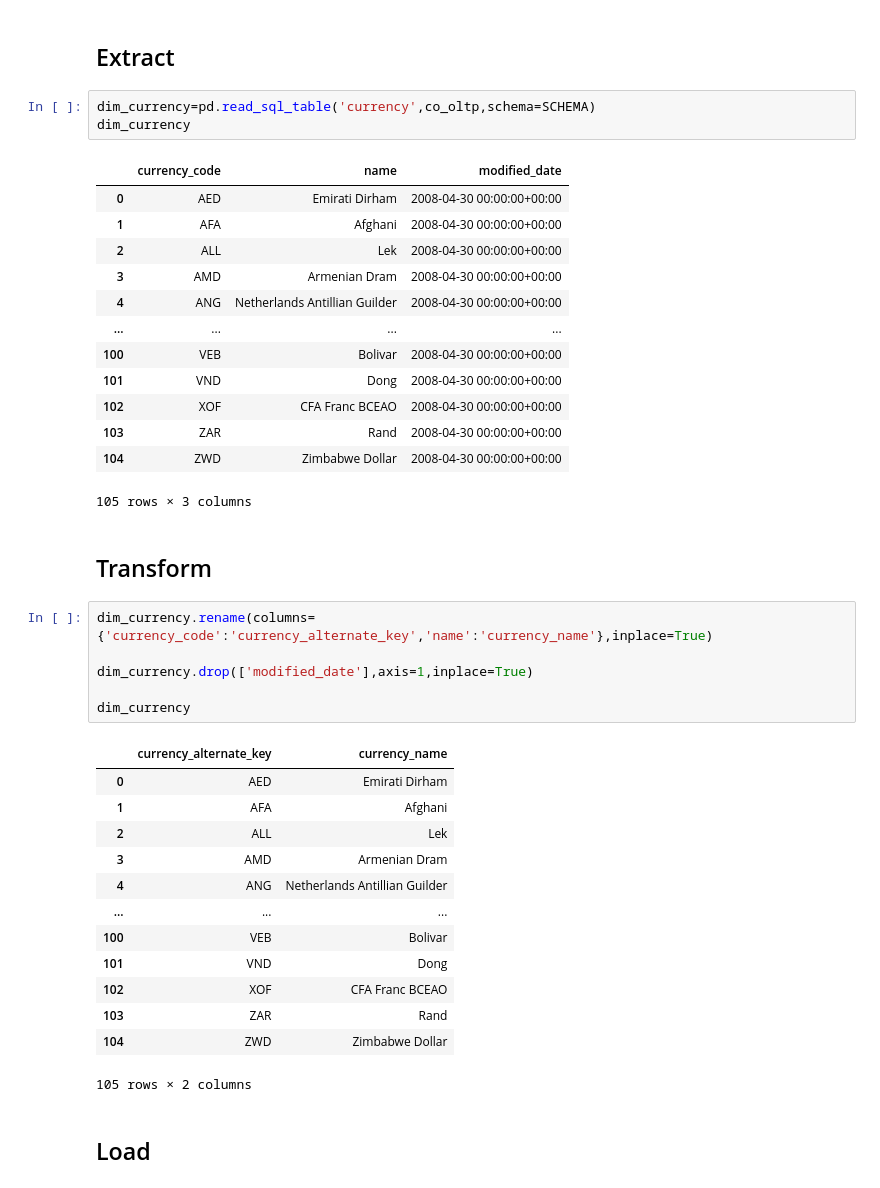
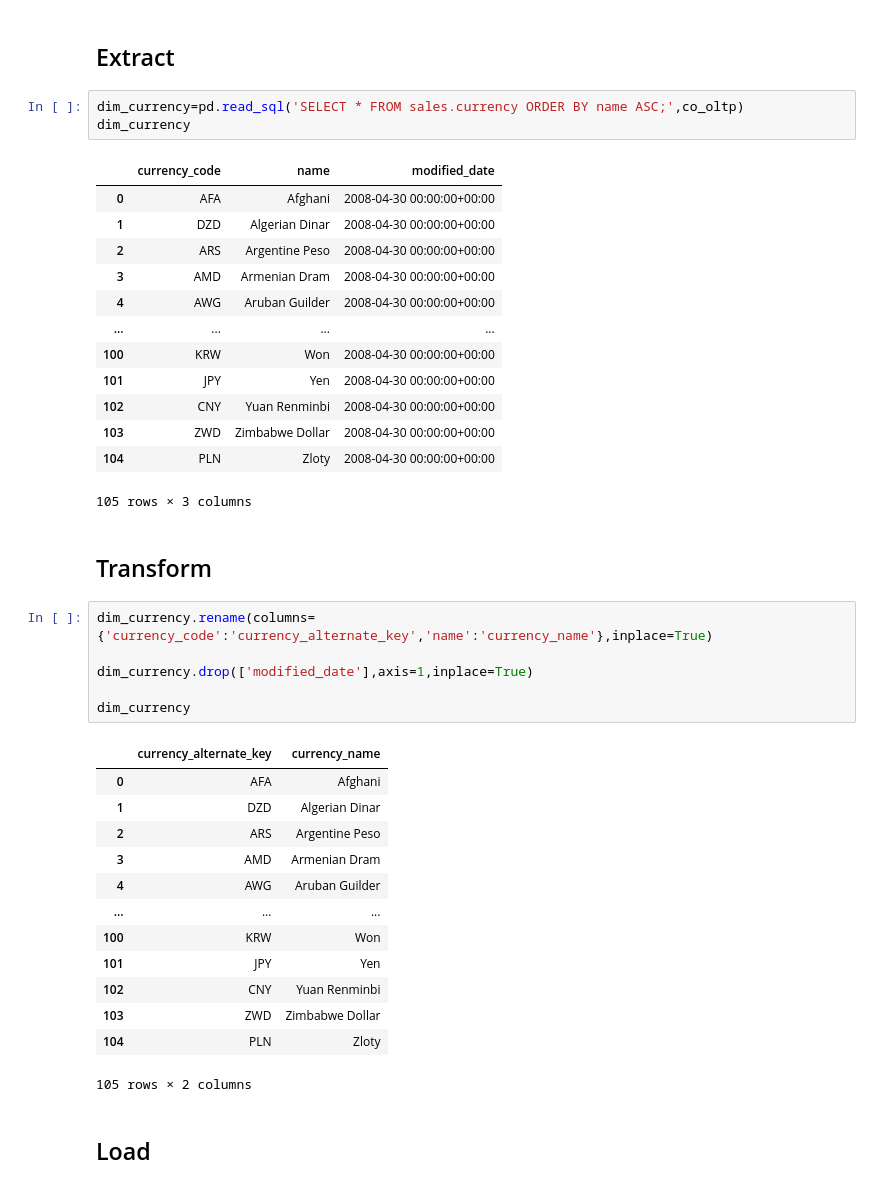
Before and after one commit to andresmg42/AdventureWorks2022ETL, a Jupyter notebook: notebooks/etl_dim_currency.ipynb, the cells around one changed output. Drawn from its saved outputs; the diff is of its cells as text.

```diff
--- a/notebooks/etl_dim_currency.ipynb
+++ b/notebooks/etl_dim_currency.ipynb
@@ -10,21 +10,21 @@ co_oltp,etl_conn,etl_conn_or=connect(SCHEMA)
 # %% [markdown]
 ## Extract
 # %%
-dim_currency=pd.read_sql_table('currency',co_oltp,schema=SCHEMA)
+dim_currency=pd.read_sql('SELECT * FROM sales.currency ORDER BY name ASC;',co_oltp)
 dim_currency
 # %% [output]
 |  | currency_code | name | modified_date |
-| 0 | AED | Emirati Dirham | 2008-04-30 00:00:00+00:00 |
-| 1 | AFA | Afghani | 2008-04-30 00:00:00+00:00 |
-| 2 | ALL | Lek | 2008-04-30 00:00:00+00:00 |
+| 0 | AFA | Afghani | 2008-04-30 00:00:00+00:00 |
+| 1 | DZD | Algerian Dinar | 2008-04-30 00:00:00+00:00 |
+| 2 | ARS | Argentine Peso | 2008-04-30 00:00:00+00:00 |
 | 3 | AMD | Armenian Dram | 2008-04-30 00:00:00+00:00 |
-| 4 | ANG | Netherlands Antillian Guilder | 2008-04-30 00:00:00+00:00 |
+| 4 | AWG | Aruban Guilder | 2008-04-30 00:00:00+00:00 |
 | ... | ... | ... | ... |
-| 100 | VEB | Bolivar | 2008-04-30 00:00:00+00:00 |
-| 101 | VND | Dong | 2008-04-30 00:00:00+00:00 |
-| 102 | XOF | CFA Franc BCEAO | 2008-04-30 00:00:00+00:00 |
-| 103 | ZAR | Rand | 2008-04-30 00:00:00+00:00 |
-| 104 | ZWD | Zimbabwe Dollar | 2008-04-30 00:00:00+00:00 |
+| 100 | KRW | Won | 2008-04-30 00:00:00+00:00 |
+| 101 | JPY | Yen | 2008-04-30 00:00:00+00:00 |
+| 102 | CNY | Yuan Renminbi | 2008-04-30 00:00:00+00:00 |
+| 103 | ZWD | Zimbabwe Dollar | 2008-04-30 00:00:00+00:00 |
+| 104 | PLN | Zloty | 2008-04-30 00:00:00+00:00 |
 105 rows × 3 columns
 # %% [markdown]
 ## Transform
@@ -36,17 +36,17 @@ dim_currency.drop(['modified_date'],axis=1,inplace=True)
 dim_currency
 # %% [output]
 |  | currency_alternate_key | currency_name |
-| 0 | AED | Emirati Dirham |
-| 1 | AFA | Afghani |
-| 2 | ALL | Lek |
+| 0 | AFA | Afghani |
+| 1 | DZD | Algerian Dinar |
+| 2 | ARS | Argentine Peso |
 | 3 | AMD | Armenian Dram |
-| 4 | ANG | Netherlands Antillian Guilder |
+| 4 | AWG | Aruban Guilder |
 | ... | ... | ... |
-| 100 | VEB | Bolivar |
-| 101 | VND | Dong |
-| 102 | XOF | CFA Franc BCEAO |
-| 103 | ZAR | Rand |
-| 104 | ZWD | Zimbabwe Dollar |
+| 100 | KRW | Won |
+| 101 | JPY | Yen |
+| 102 | CNY | Yuan Renminbi |
+| 103 | ZWD | Zimbabwe Dollar |
+| 104 | PLN | Zloty |
 105 rows × 2 columns
 # %% [markdown]
 ## Load
```
Also changed, not shown: 1 other file.
